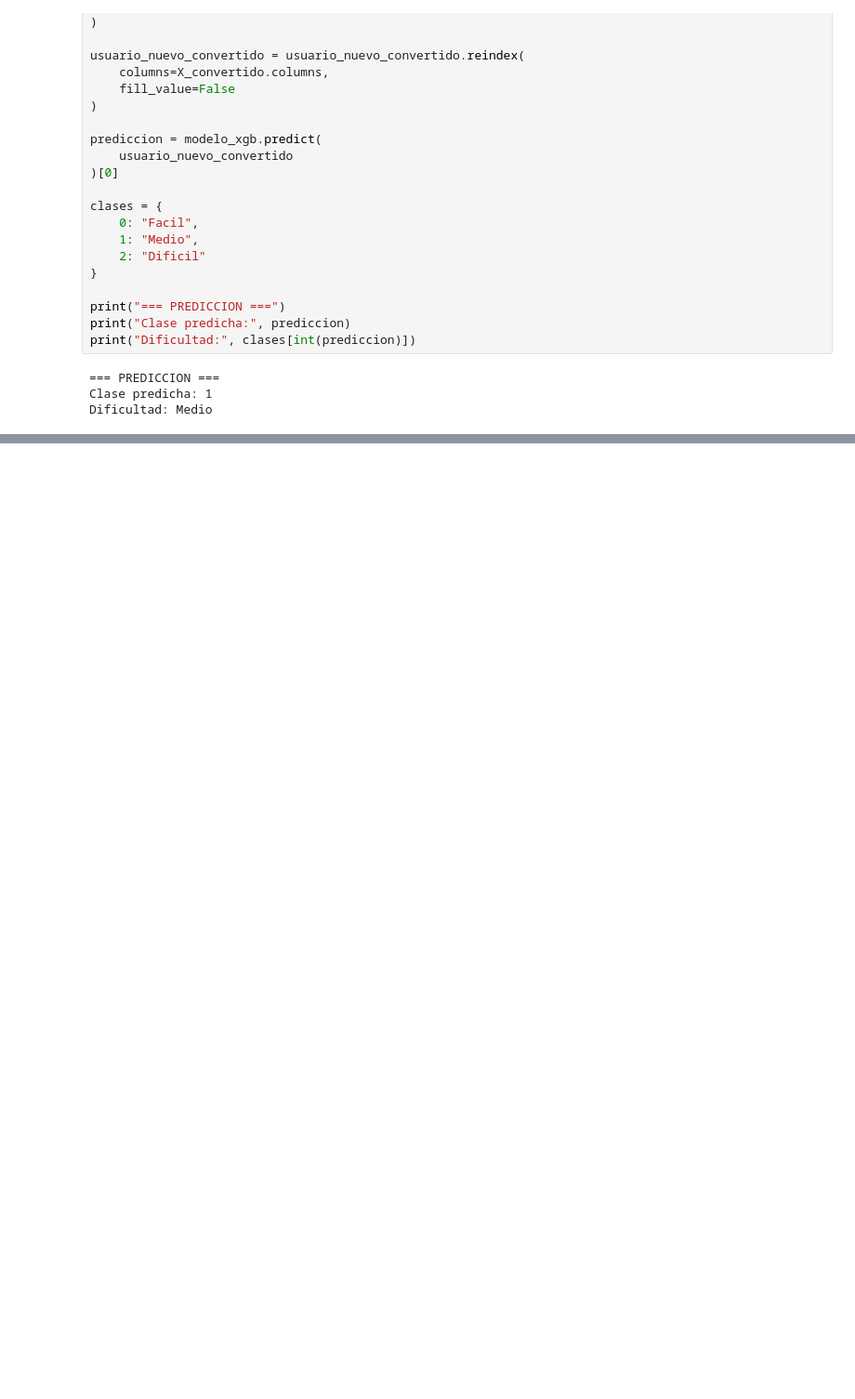
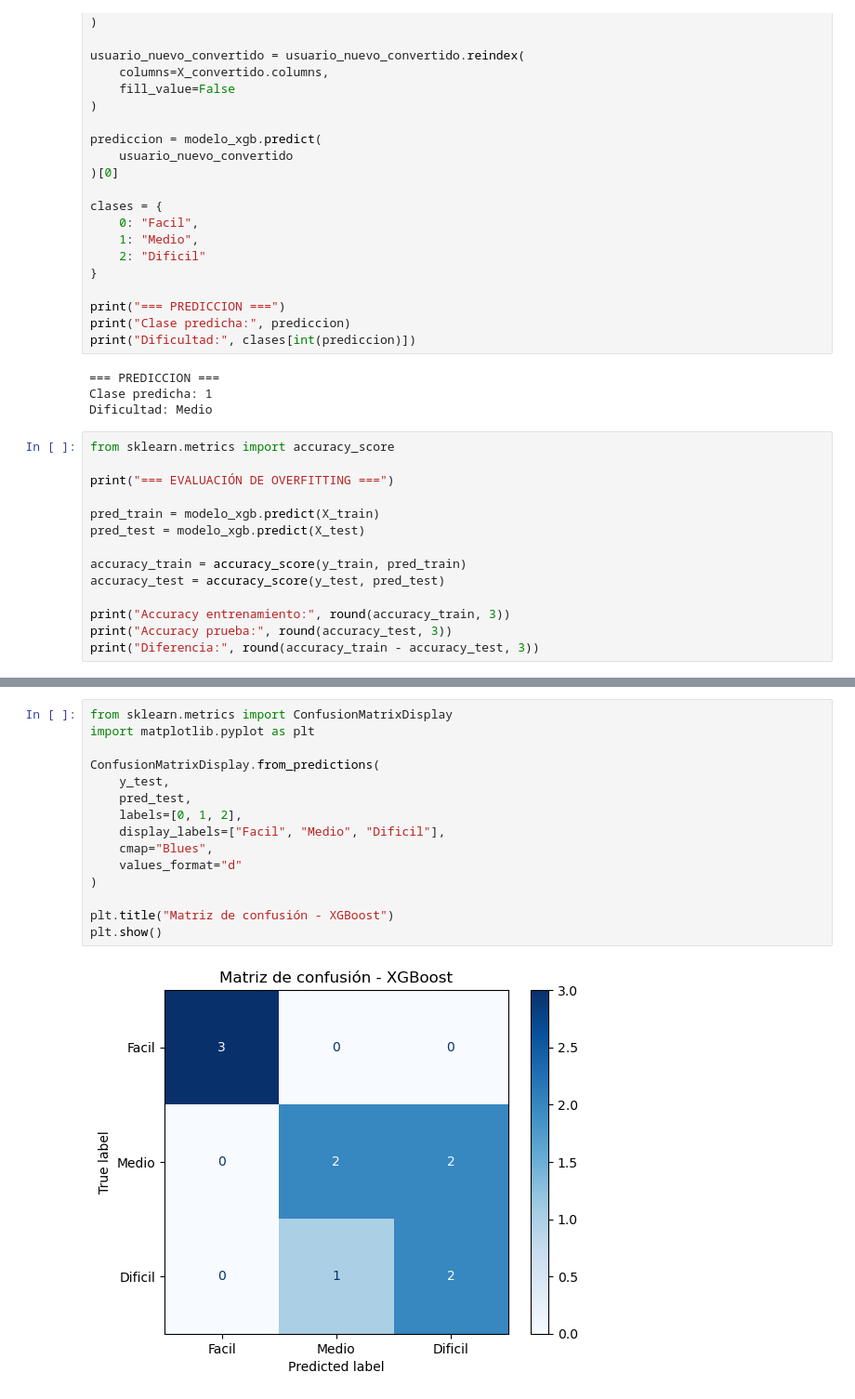
Before and after one commit to luci-o/LIFE-FIT, a Jupyter notebook: IA/index_corregido.ipynb, the cells around one changed output, grey strips where cells are left out. Shown at 93% size. Cells and saved outputs as stored; diff of their text form; blank space fills up the shorter version.

```diff
--- a/IA/index_corregido.ipynb
+++ b/IA/index_corregido.ipynb
@@ -12580,3 +12580,17 @@ print("Dificultad:", clases[int(prediccion)])
 === PREDICCION ===
 Clase predicha: 1
 Dificultad: Medio
+# %%
+from sklearn.metrics import accuracy_score
+
+print("=== EVALUACIÓN DE OVERFITTING ===")
+
+pred_train = modelo_xgb.predict(X_train)
+pred_test = modelo_xgb.predict(X_test)
+
+accuracy_train = accuracy_score(y_train, pred_train)
+accuracy_test = accuracy_score(y_test, pred_test)
+
+print("Accuracy entrenamiento:", round(accuracy_train, 3))
+print("Accuracy prueba:", round(accuracy_test, 3))
+print("Diferencia:", round(accuracy_train - accuracy_test, 3))
@@ -12582,0 +12627,17 @@ Dificultad: Medio
+# %%
+from sklearn.metrics import ConfusionMatrixDisplay
+import matplotlib.pyplot as plt
+
+ConfusionMatrixDisplay.from_predictions(
+    y_test,
+    pred_test,
+    labels=[0, 1, 2],
+    display_labels=["Facil", "Medio", "Dificil"],
+    cmap="Blues",
+    values_format="d"
+)
+
+plt.title("Matriz de confusión - XGBoost")
+plt.show()
+# %% [output]
+[figure, added]
```
Also changed, not shown: parts of 64 cells of this notebook, 4 other files.
